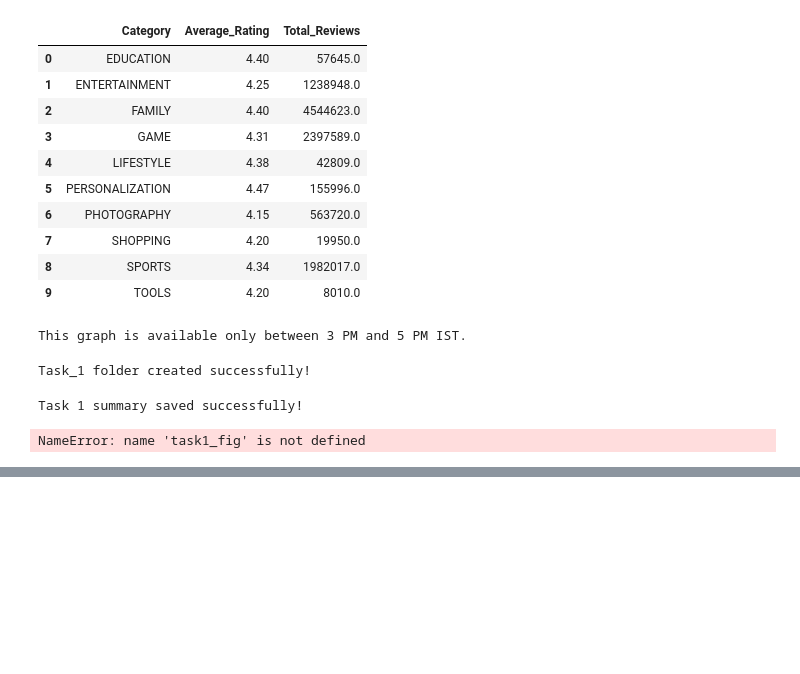
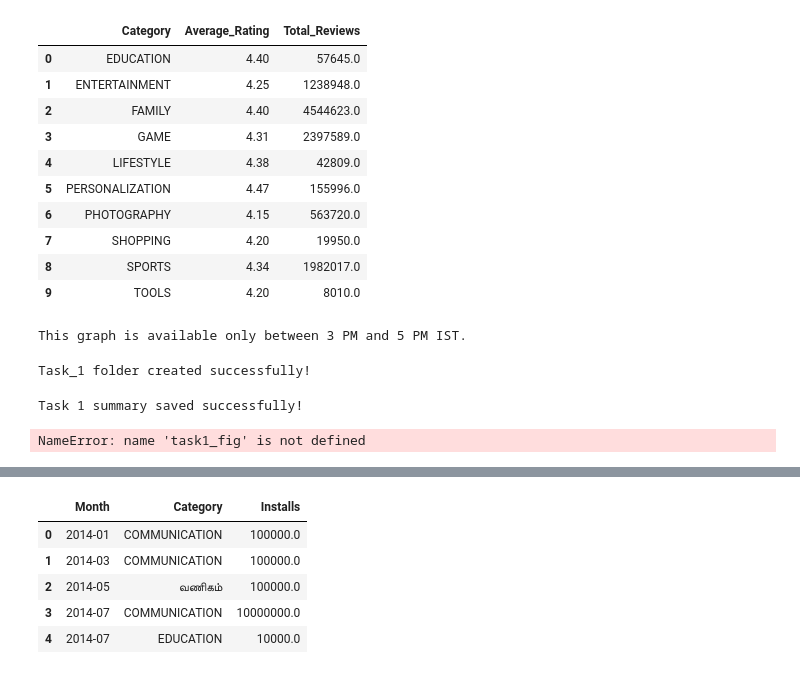
Before and after one commit to prathamesh-1105/Google-Play-Store-Analytics, a Jupyter notebook: notebooks/Google_Play_Store_Analytics.ipynb, the cells around one changed output, grey strips where cells are left out. Drawn from its saved outputs; the diff is of its cells as text; code cells hidden in the pictures; blank space fills up the shorter version.

```diff
--- a/notebooks/Google_Play_Store_Analytics.ipynb
+++ b/notebooks/Google_Play_Store_Analytics.ipynb
@@ -1142,0 +989,21 @@ print("✅ Task 3 Summary saved successfully!")
+# %%
+task4_df = df.copy()
+
+task4_df = task4_df[
+    task4_df["Reviews"] > 500
+]
+
+task4_df = task4_df[
+    ~task4_df["App"].str.startswith(("X", "Y", "Z"), na=False)
+]
+
+task4_df = task4_df[
+    ~task4_df["App"].str.contains("S", case=False, na=False)
+]
+
+task4_df = task4_df[
+    task4_df["Category"].str.startswith(("B", "C", "E"))
+]
+
+print(task4_df.shape)
+print(task4_df["Category"].value_counts())
@@ -1142,0 +1032,15 @@ print("✅ Task 3 Summary saved successfully!")
+# %%
+monthly_installs = (
+    task4_df.groupby(["Month", "Category"])["Installs"]
+    .sum()
+    .reset_index()
+)
+
+monthly_installs.head()
+# %% [output]
+|  | Month | Category | Installs |
+| 0 | 2014-01 | COMMUNICATION | 100000.0 |
+| 1 | 2014-03 | COMMUNICATION | 100000.0 |
+| 2 | 2014-05 | வணிகம் | 100000.0 |
+| 3 | 2014-07 | COMMUNICATION | 10000000.0 |
+| 4 | 2014-07 | EDUCATION | 10000.0 |
```
Also changed, not shown: parts of 56 cells of this notebook, 10 other files.
